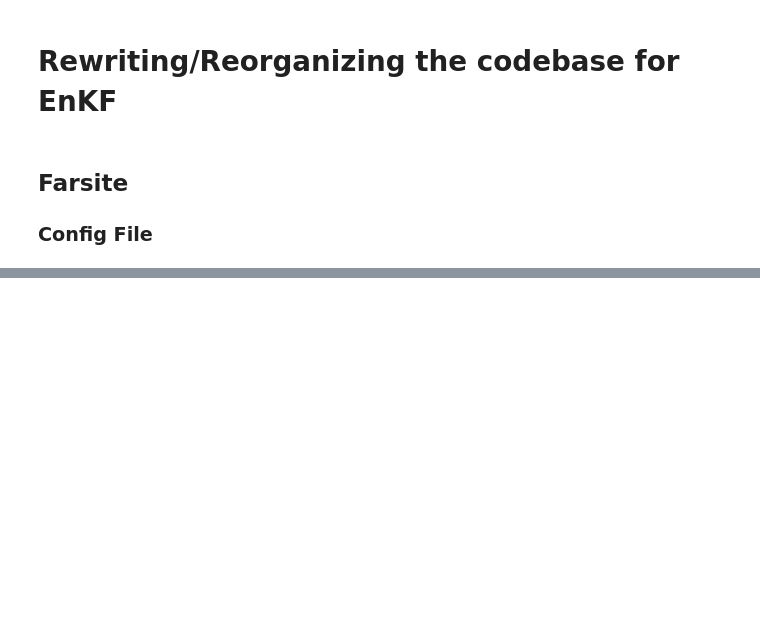
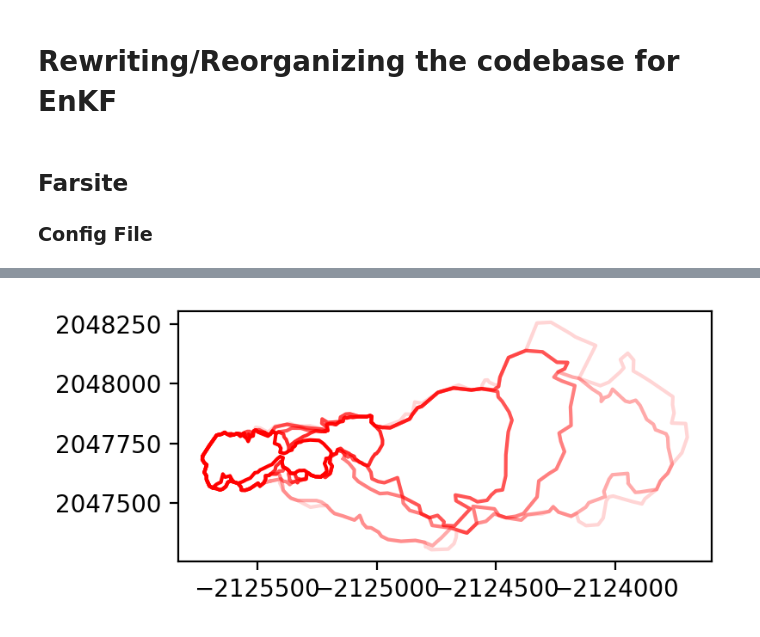
Before and after one commit to tolgacaglar/farsite-devAPI, a Jupyter notebook: src/Reorganizing Code Base.ipynb, the cells around one changed output, grey strips where cells are left out. Drawn from its saved outputs; the diff is of its cells as text; code cells hidden in the pictures; blank space fills up the shorter version.

```diff
--- a/src/Reorganizing Code Base.ipynb
+++ b/src/Reorganizing Code Base.ipynb
@@ -236,3 +651,0 @@ NameError: name 'poly' is not defined
-# %%
-poly, dt = get_observation('Maria2019', 0)
-lcppath = generate_landscape(poly)
@@ -284,0 +654,12 @@ WRITE_OUTPUTS_EACH_TIMESTEP: 0
+# %%
+description = 'Bridge2021'
+
+for tix in range(10):
+    try:
+        obs, ts = get_observation(description, tix)
+    except Exception as e:
+        print(e)
+        print(f'No observation found for tix={tix}')
+        break
+
+tfin = tix
@@ -284,0 +710,25 @@ WRITE_OUTPUTS_EACH_TIMESTEP: 0
+# %%
+fig, ax = plt.subplots(1,1, figsize=(4,4), dpi=200)
+
+print(timestamps[0])
+for i, (geom, dt) in enumerate(zip(observations, timestamps)):
+    plot_geometry(validate_geom(geom), ax=ax, color='red', alpha=1-i/len(observations))
+    print(dt - timestamps[0])
+
+
+lcppath = generate_landscape(observations[0], description=description)
+# Maria boundaries
+# ax.set_xlim(-2.091e6, -2.081e6)
+# ax.set_ylim(1.498e6, 1.508e6)
+
+# # Bridge boundaries
+# ax.set_xlim(-2.1260e6, -2.1235e6)
+# ax.set_ylim(2.0470e6, 2.0485e6)
+
+# River boundaries
+# ax.set_xlim(-2.1260e6, -2.1235e6)
+# ax.set_ylim(2.0470e6, 2.0485e6)
+
+
+# ctx.add_basemap(ax=ax, source=ctx.providers.CartoDB.Voyager, crs='EPSG:5070')
+# %% [output]
@@ -284,0 +742 @@ WRITE_OUTPUTS_EACH_TIMESTEP: 0
+[figure, added]
```
Also changed, not shown: parts of 16 cells of this notebook, 50 other files.
